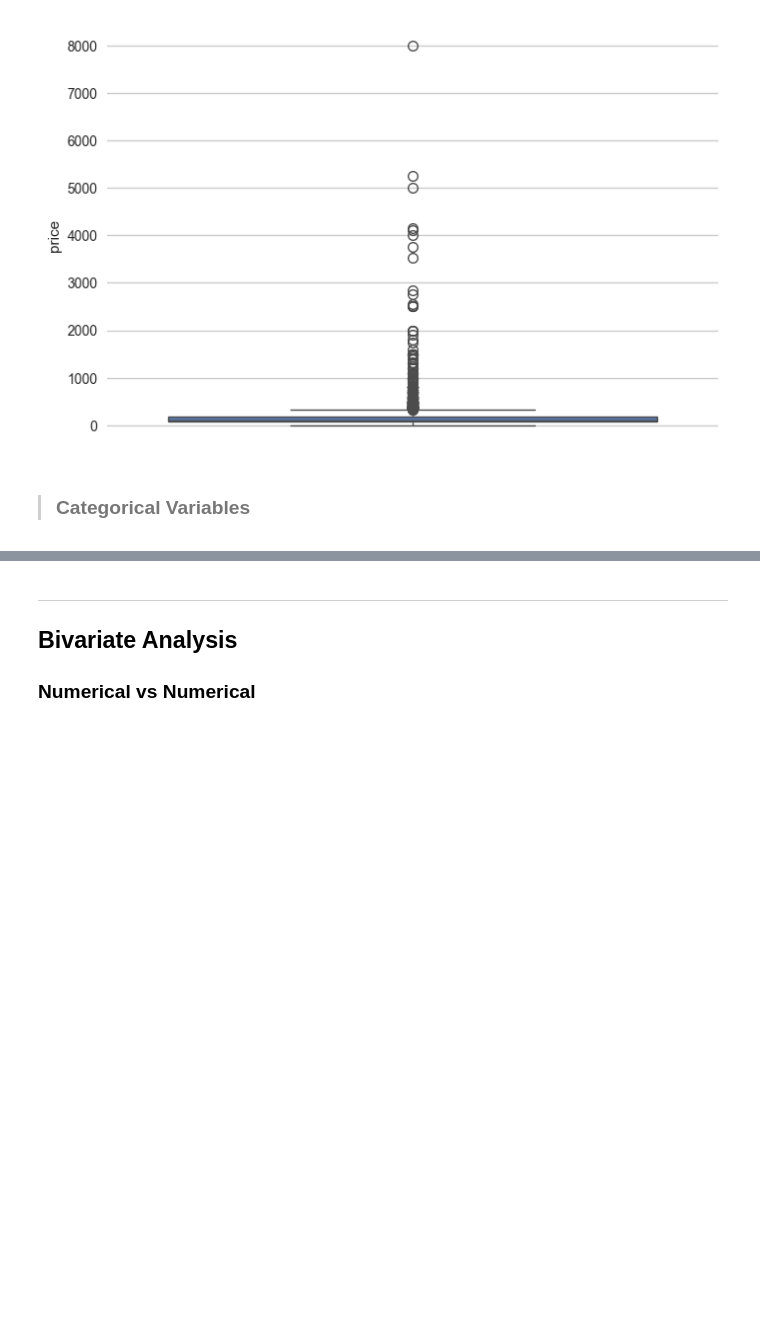
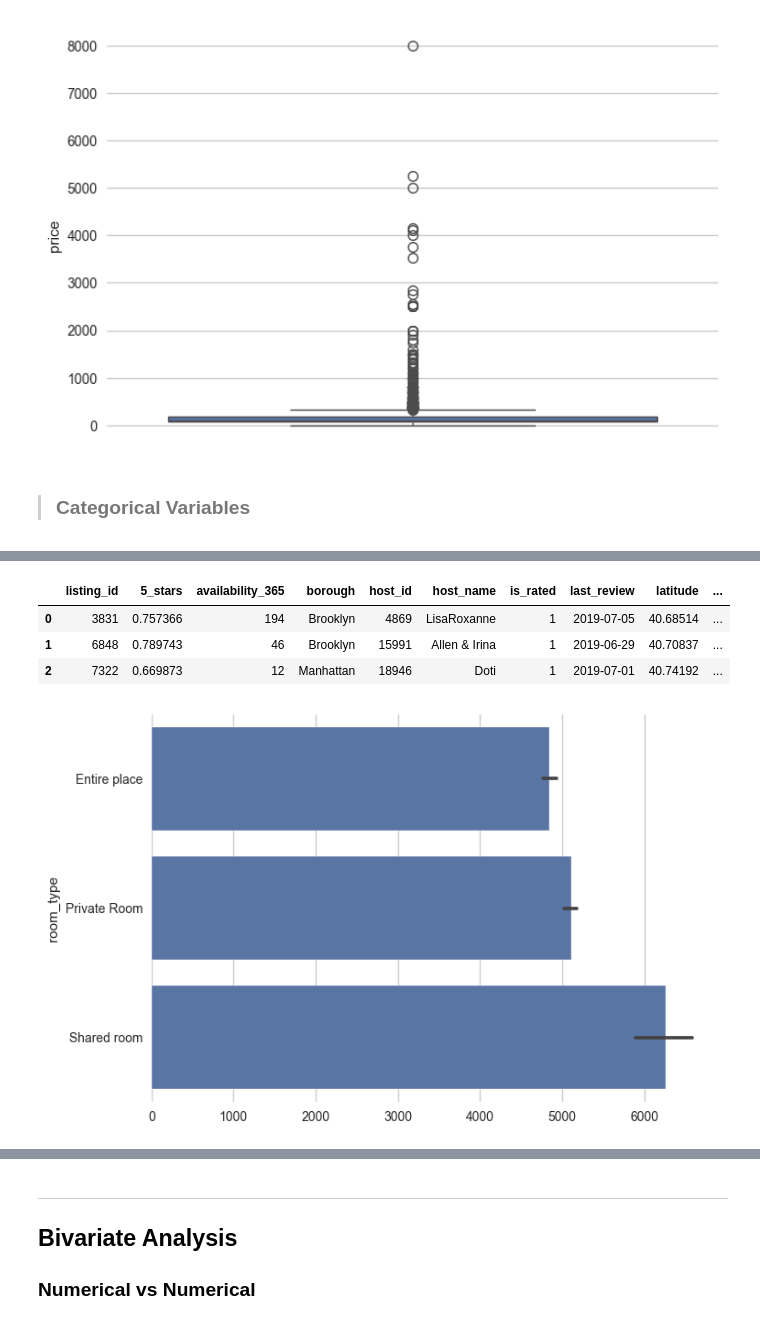
Before and after one commit to ariyan378/Data-Analytics-Ml, a Jupyter notebook: Airbnb-Exploratory-Data-Analysis.ipynb, the cells around one changed output, grey strips where cells are left out. Saved outputs shown, nothing was run; the diff lists cells and outputs as text; code cells hidden in the pictures; blank space fills up the shorter version.

Commit message:
Bivariate  Analysis _ Numerical Variable Done

```diff
--- a/Airbnb-Exploratory-Data-Analysis.ipynb
+++ b/Airbnb-Exploratory-Data-Analysis.ipynb
@@ -402,0 +401,4 @@ memory usage: 1.5+ MB
+# %%
+df['rating'] = pd.to_numeric(df['rating'], errors='coerce')
+df['price'] = pd.to_numeric(df['price'], errors='coerce')
+df.info()
@@ -536,0 +560,12 @@ analyze_categorical(df, 'category')
+# %%
+df.head(3)
+# %% [output]
+|  | listing_id | 5_stars | availability_365 | borough | host_id | host_name | is_rated | last_review | latitude | ... |
+| 0 | 3831 | 0.757366 | 194 | Brooklyn | 4869 | LisaRoxanne | 1 | 2019-07-05 | 40.68514 | ... |
+| 1 | 6848 | 0.789743 | 46 | Brooklyn | 15991 | Allen & Irina | 1 | 2019-06-29 | 40.70837 | ... |
+| 2 | 7322 | 0.669873 | 12 | Manhattan | 18946 | Doti | 1 | 2019-07-01 | 40.74192 | ... |
+# %%
+sns.barplot(df['room_type'])
+plt.show()
+# %% [output]
+[figure, added]
```
Also changed, not shown: parts of 16 cells of this notebook.
